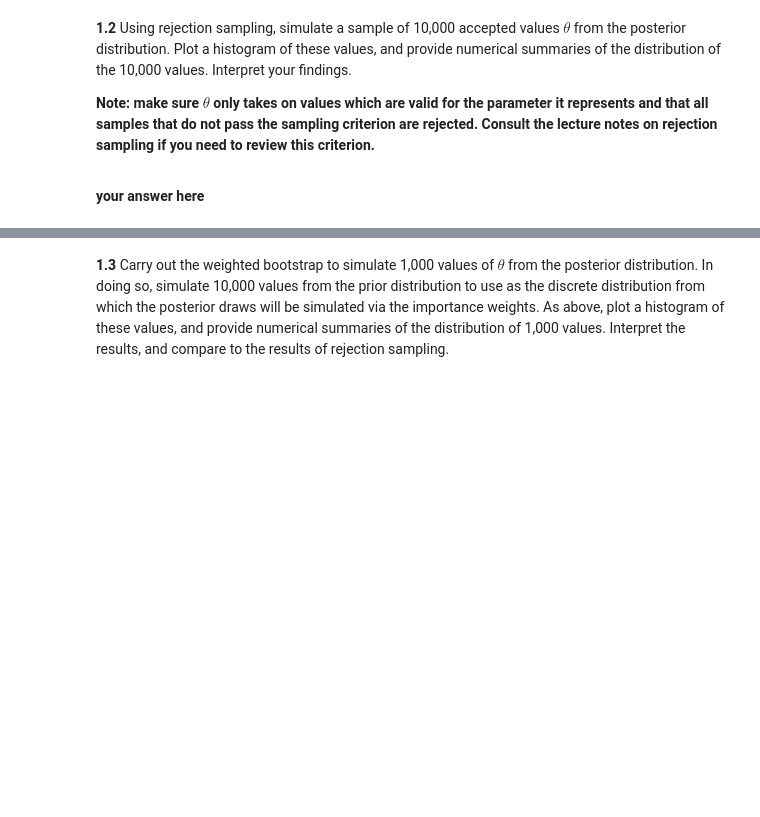
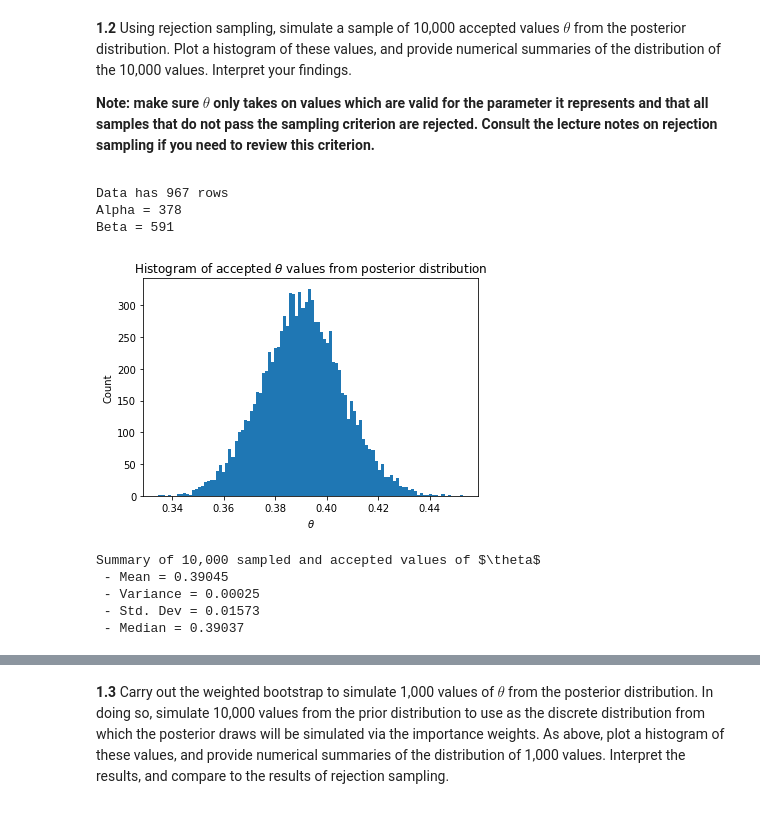
Before and after one commit to sebvargo/cs209b_hw2, a Jupyter notebook: cs109b_hw2.ipynb, the cells around one changed output, grey strips where cells are left out. Cells and saved outputs as stored; diff of their text form; code cells hidden in the pictures; blank space fills up the shorter version.

```diff
--- a/cs109b_hw2.ipynb
+++ b/cs109b_hw2.ipynb
@@ -289,6 +281,6 @@ print(c)
-# %%
-def read_data(filename = 'data/dataset_2_train.csv'):
-    data = pd.read_csv(filename)
-    return data
-
-df = read_data()
+# %%
+df = read_data()
+n = df.shape[0]
+y_i = df['contraceptive_use'].sum()
+mle = y_i/n
+print(f'The MLE is {mle:.4f}')
@@ -302,5 +296,69 @@ df = read_data()
 
 
 </div>
-# %% [markdown]
-**your answer here**
+# %%
+def L(theta, alpha, beta):
+    l = (theta**(alpha-1)) * ((1-theta)**(beta-1))
+    return l
+
+df = read_data()
+n = df.shape[0]
+mle = y_i/n
+y_i = df['contraceptive_use'].sum()
+
+alpha, beta = (y_i+1, n-y_i + 1)
+
+
+print("Data has {} rows".format(n))
+print("Alpha = {}".format(alpha))
+print("Beta = {}".format(beta))
+
+samples = 10000 # number of samples to draw
+mu, sigma = (0.5, 0.5)
+M  = L(mle, alpha, beta)
+thetas = []
+
+while len(thetas) <samples:
+    # simulate theta from p(theta)
+
+    theta = trunc_normal(n = 1, mean = mu, std_dev = sigma, min = 0, max = 1)
+
+    # generate U from uniform distribution
+    U = np.random.uniform(0, 1)
+
+    # likelihood
+    likelihood = L(theta, alpha, beta)
+    likelihood_M = likelihood/M
+
+    # acceptance check
+    accept = likelihood_M >= U
+
+    if accept:
+        thetas.append(theta)
+
+thetas = np.array(thetas)
+plt.hist(thetas, bins = 100)
+plt.ylabel('Count')
+plt.xlabel('$\\theta$')
+plt.title('Histogram of accepted $\\theta$ values from posterior distribution')
+plt.show()
+
+mean = thetas.mean()
+var = thetas.var()
+std = thetas.std()
+median = np.median(thetas)
+print('Summary of 10,000 sampled and accepted values of $\\theta$')
+print(' - Mean = {:.5f}'.format(mean))
+print(' - Variance = {:.5f}'.format(var))
+print(' - Std. Dev = {:.5f}'.format(std))
+print(' - Median = {:.5f}'.format(median))
+# %% [output]
+Data has 967 rows
+Alpha = 378
+Beta = 591
+[figure, added]
+Summary of 10,000 sampled and accepted values of $\theta$
+ - Mean = 0.39045
+ - Variance = 0.00025
+ - Std. Dev = 0.01573
+ - Median = 0.39037
```
Also changed, not shown: parts of 13 cells of this notebook.
